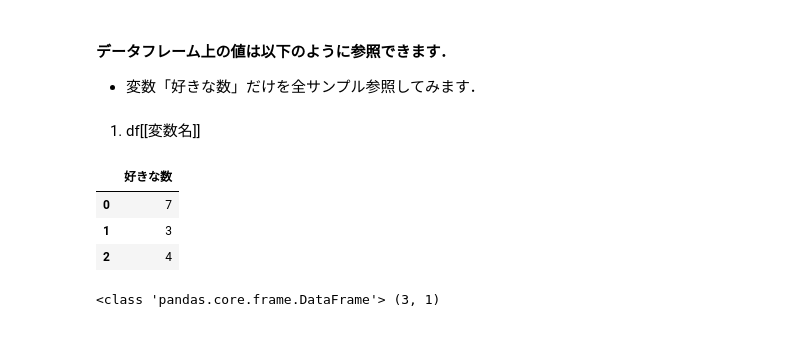
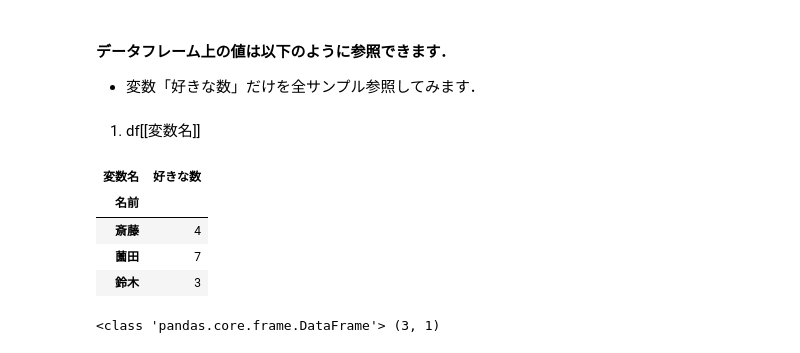
Before and after one commit to helmenov/psp2, a Jupyter notebook: d06/d06_01.ipynb, the cells around one changed output. Saved outputs shown, nothing was run; the diff lists cells and outputs as text; code cells hidden in the pictures.

```diff
--- a/d06/d06_01.ipynb
+++ b/d06/d06_01.ipynb
@@ -157,7 +158,7 @@ df
 # %% [markdown]
 同じデータですが，場合によっては，次のような表でまとめているかもしれません．
 # %%
-df2 = pd.read_csv('mydata3.csv',skipinitialspace=True,header=1)
+df2 = pd.read_csv('mydata3.csv',skipinitialspace=True,skiprows=[0])
 df2
 # %% [output]
 |  | 名前 | 変数名 | 回答 |
@@ -218,13 +219,14 @@ df3
 # %% [markdown]
 1. df[[変数名]]
 # %%
-col1 = df[['好きな数']]
+col1 = df3[['好きな数']]
 col1
 # %% [output]
-|  | 好きな数 |
-| 0 | 7 |
-| 1 | 3 |
-| 2 | 4 |
+| 変数名 | 好きな数 |
+| 名前 |  |
+| 斎藤 | 4 |
+| 薗田 | 7 |
+| 鈴木 | 3 |
 # %%
 print(type(col1), col1.shape)
 # %% [output]
```
Also changed, not shown: parts of 29 cells of this notebook.
